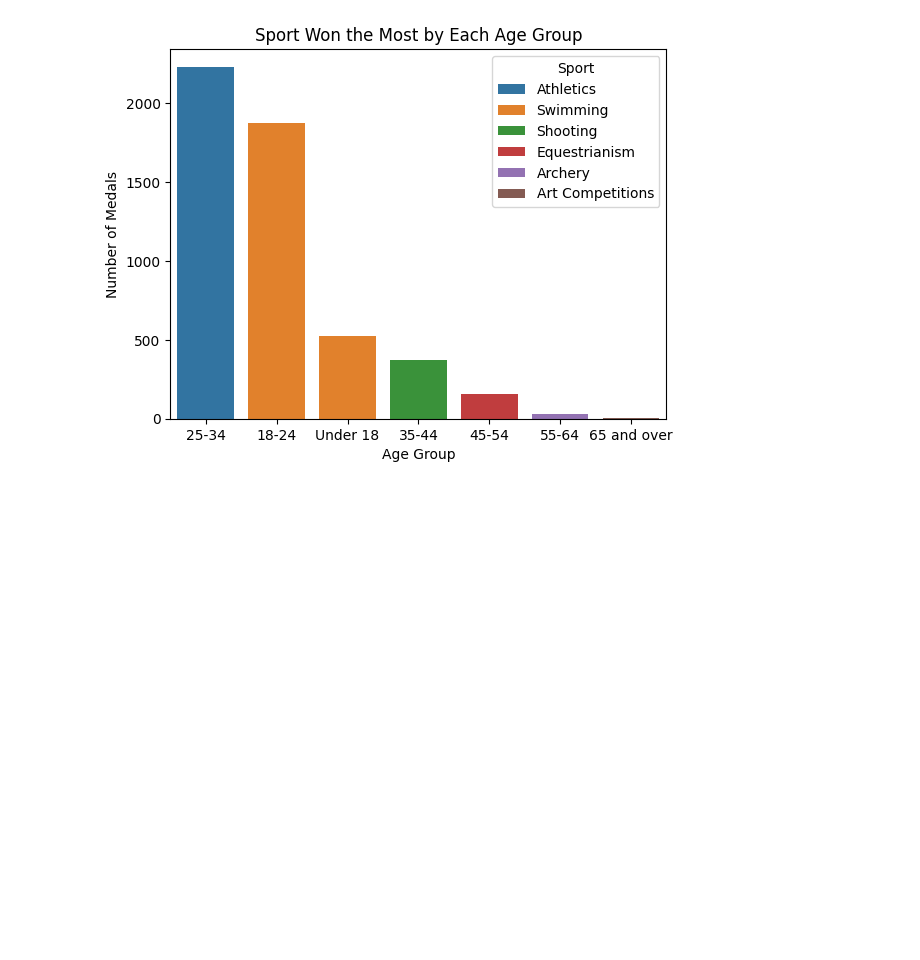
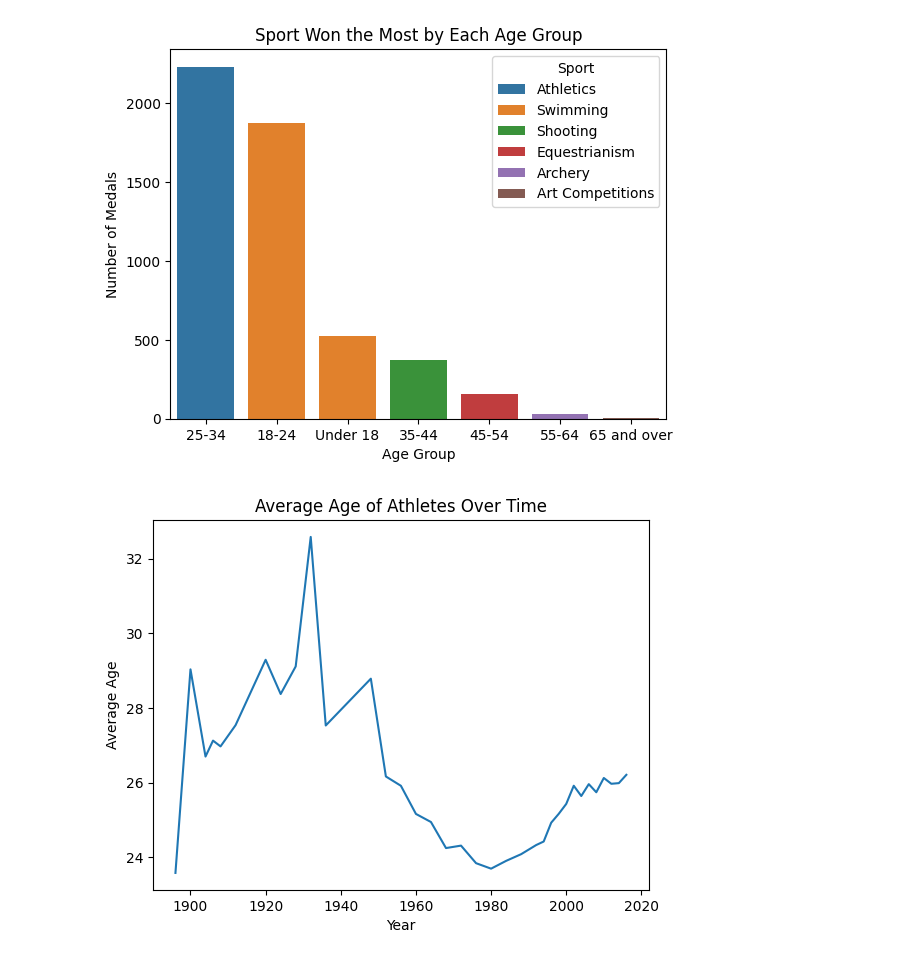
Before and after one commit to AnassTaher/data-wrangling, a Jupyter notebook: q1.ipynb, the cells around one changed output. Drawn from its saved outputs; the diff is of its cells as text; code cells hidden in the pictures; blank space fills up the shorter version.

```diff
--- a/q1.ipynb
+++ b/q1.ipynb
@@ -12,7 +12,7 @@ regions_csv = pd.read_csv('noc_regions.csv')
 athletes_columns_to_be_cleaned = ['Age']
 atheletes_csv = atheletes_csv.dropna(axis=0, subset=athletes_columns_to_be_cleaned)
 
-regions_columns_to_be_cleaned = ['continent']
+regions_columns_to_be_cleaned = ['Continent']
 regions_csv = regions_csv.dropna(axis=0, subset=regions_columns_to_be_cleaned)
 # We cleaned the data so every country is part of the 5 continents that participate in the olympic games
 # Europe, Asia, Africa, America, Oceania
@@ -118,3 +118,18 @@ ax.set_ylabel('Number of Medals')
 plt.show()
 # %% [output]
 [figure]
+# %%
+# 1.5
+# ### 1.5. How has the average age of athletes changed over time, and what factors might have contributed to these trends?
+# Line plot with sns
+
+# Show the average age of athletes over time
+average_age_of_athletes_over_time = merged_data.groupby('Year')['Age'].mean()
+fig, ax = plt.subplots()
+sns.lineplot(x=average_age_of_athletes_over_time.index, y=average_age_of_athletes_over_time.values, ax=ax)
+ax.set_title('Average Age of Athletes Over Time')
+ax.set_xlabel('Year')
+ax.set_ylabel('Average Age')
+plt.show()
+# %% [output]
+[figure, added]
```
Also changed, not shown: 2 other files.
